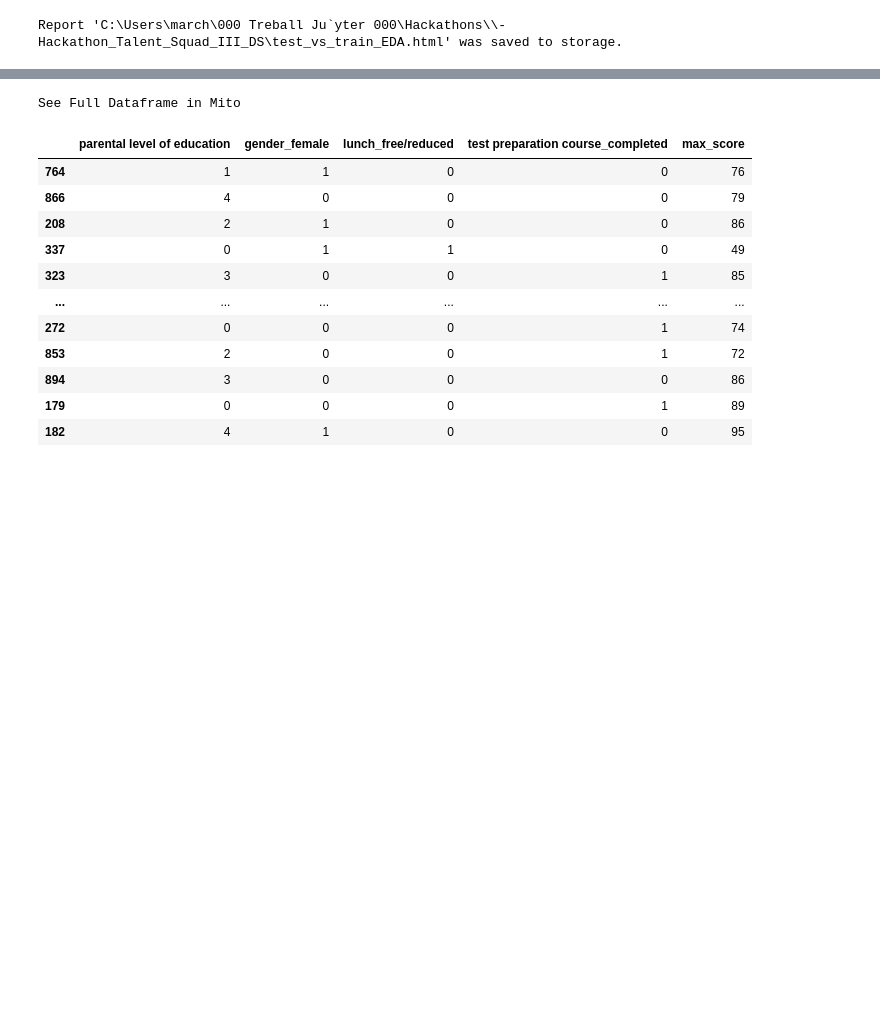
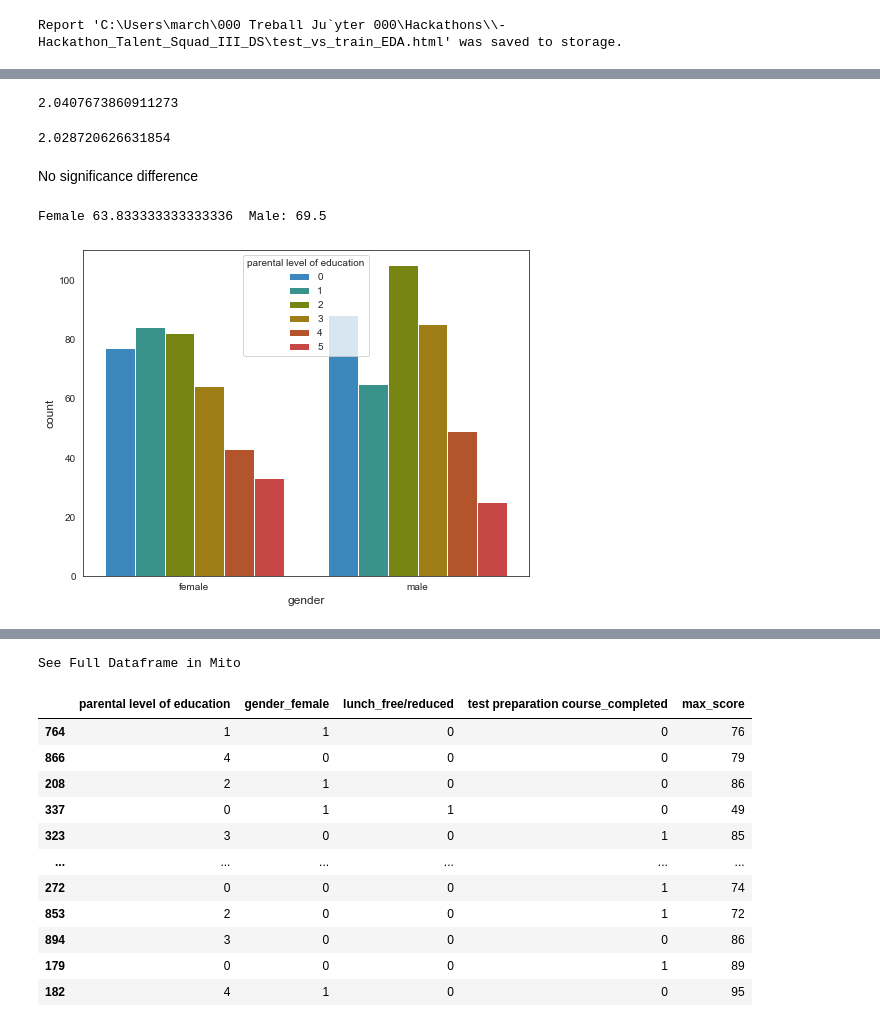
Before and after one commit to MarkusHumetus/-Hackathon_Talent_Squad_III_DS, a Jupyter notebook: main_Notebook.ipynb, the cells around one changed output, grey strips where cells are left out. Saved outputs shown, nothing was run; the diff lists cells and outputs as text; code cells hidden in the pictures; blank space fills up the shorter version.

```diff
--- a/main_Notebook.ipynb
+++ b/main_Notebook.ipynb
@@ -176,0 +193,8 @@ Report 'C:\Users\march\000 Treball Ju`yter 000\Hackathons\\-Hackathon_Talent_Squ
+# %%
+df = acad_Yield_train
+
+df_sex_ple = pd.crosstab(df['parental level of education'], df['gender'], margins=True)
+#df_sex_ple['log_female' ]= [math.log(x) for x in df_sex_ple.female]
+#df_sex_ple['log_male'] = [math.log(x) for x in df_sex_ple.male]
+
+df_sex_ple
@@ -176,0 +260,37 @@ Report 'C:\Users\march\000 Treball Ju`yter 000\Hackathons\\-Hackathon_Talent_Squ
+# %%
+df_sex_ple.male_score.sum()/df_sex_ple.male.sum()
+# %% [output]
+2.0407673860911273
+# %%
+df_sex_ple.female_score.sum()/df_sex_ple.female.sum()
+# %% [output]
+2.028720626631854
+# %% [markdown]
+No significance difference
+# %%
+print (f'Female {df_sex_ple.iloc[:6,:2].female.mean()}  Male: {df_sex_ple.iloc[:6,:2].male.mean()}')
+#df_sex_ple.male
+# %% [output]
+Female 63.833333333333336  Male: 69.5
+# %%
+plt.rcParams.update({
+    "lines.color": "white",
+    "patch.edgecolor": "white",
+    "text.color": "black",
+    "axes.facecolor": "white",
+    "axes.edgecolor": "lightgray",
+    "axes.labelcolor": "white",
+    "xtick.color": "white",
+    "ytick.color": "white",
+    "grid.color": "lightgray",
+    "figure.facecolor": "black",
+    "figure.edgecolor": "black",
+    "savefig.facecolor": "black",
+    "savefig.edgecolor": "black"})
+plt.style.use('Solarize_Light2')
+# %%
+plt.rcParams['figure.figsize'] = (8, 6)
+sns.countplot(x='gender', hue='parental level of education', data=df);
+plt.show()
+# %% [output]
+[figure, added]
```
Also changed, not shown: parts of 41 cells of this notebook, 2 other files.
